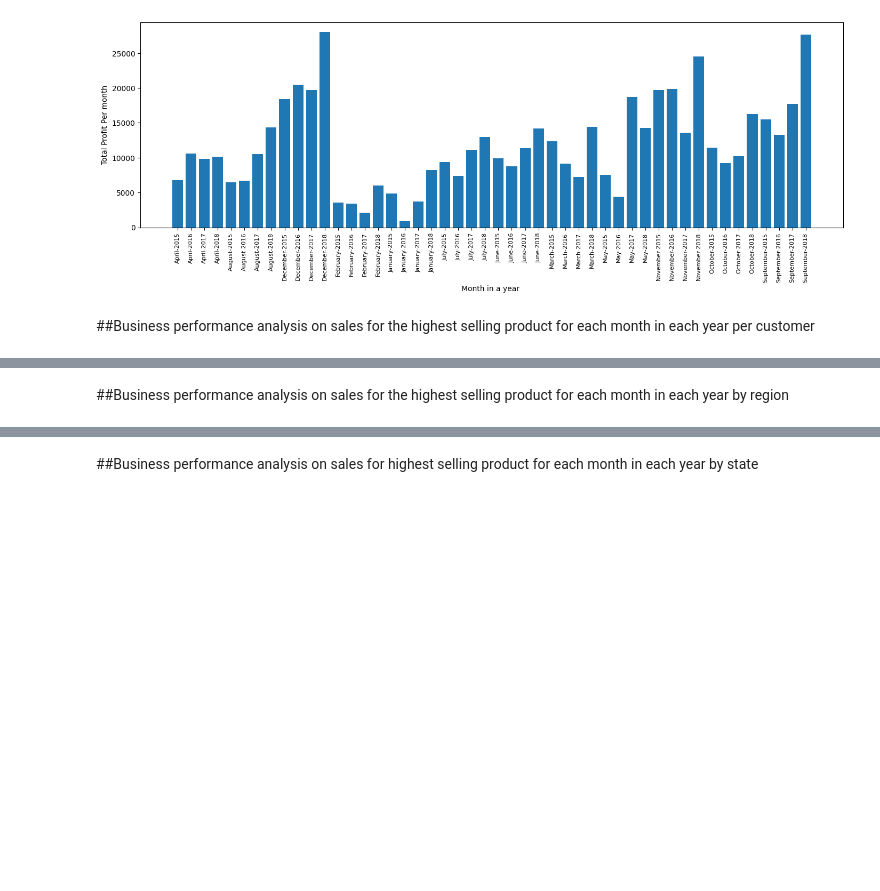
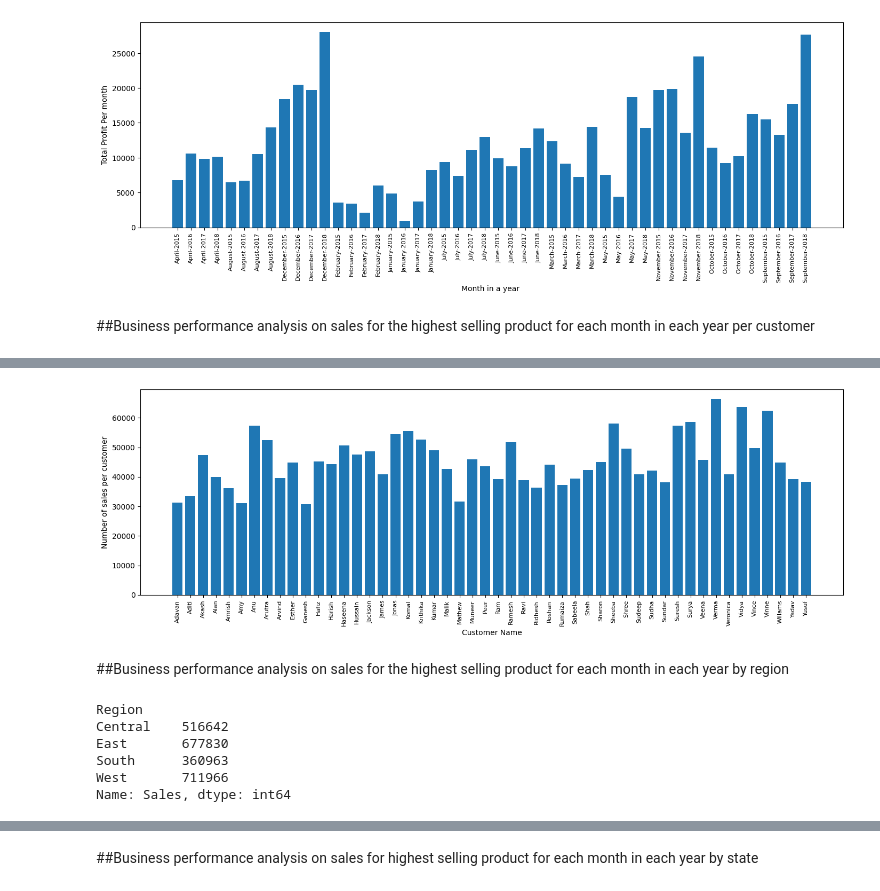
Before and after one commit to wandieinnocents/sales_analysis_pyhon_thesis_v3, a Jupyter notebook: v3_A_MULTIMODAL_ML_FRAMEWORK_FOR_BUSINESS_PERFORMANCE_ANALYSIS_Research_progress_v3.ipynb, the cells around one changed output, grey strips where cells are left out. Saved outputs shown, nothing was run; the diff lists cells and outputs as text; code cells hidden in the pictures; blank space fills up the shorter version.

Commit message:
Sales performance analys by region

```diff
--- a/v3_A_MULTIMODAL_ML_FRAMEWORK_FOR_BUSINESS_PERFORMANCE_ANALYSIS_Research_progress_v3.ipynb
+++ b/v3_A_MULTIMODAL_ML_FRAMEWORK_FOR_BUSINESS_PERFORMANCE_ANALYSIS_Research_progress_v3.ipynb
@@ -931,3 +931,7 @@ plt.show()
 ##Business performance analysis on sales for the highest selling product for each month in each year per customer
 # %%
 ##Business performance analysis on sales for the highest selling product for each month in each year Product customer
+
+customers_highest_product = df_hightest_selling_product.groupby('Customer Name')
+customers_sales_highest_product = customers_highest_product.sum()['Sales']
+customers_sales_highest_product
@@ -934,4 +956,30 @@ plt.show()
+# %%
+# vizualizing Total number of sales to per customer
+
+customer_sales_analysis_highest_product = [product for product, df_hightest_selling_product in customers_highest_product]
+
+# bar plot
+plt.figure(figsize=(17,5))
+plt.bar(customer_sales_analysis_highest_product, customers_sales_highest_product)
+plt.ylabel('Number of sales per customer')
+plt.xlabel('Customer Name')
+plt.xticks(customer_sales_analysis_highest_product, rotation='vertical', size=8)
+# bar width
+plt.show()
+# %% [output]
+[figure, added]
 # %% [markdown]
 ##Business performance analysis on sales for the highest selling product for each month in each year by region
 # %%
 # Business performance analysis on sales for the highest selling product for each month in each year by region
+
+region_highest_product = df_hightest_selling_product.groupby('Region')
+region_sales_highest_product = region_highest_product.sum()['Sales']
+region_sales_highest_product
+# %% [output]
+Region
+Central    516642
+East       677830
+South      360963
+West       711966
+Name: Sales, dtype: int64
```
Also changed, not shown: parts of 2 cells of this notebook.
